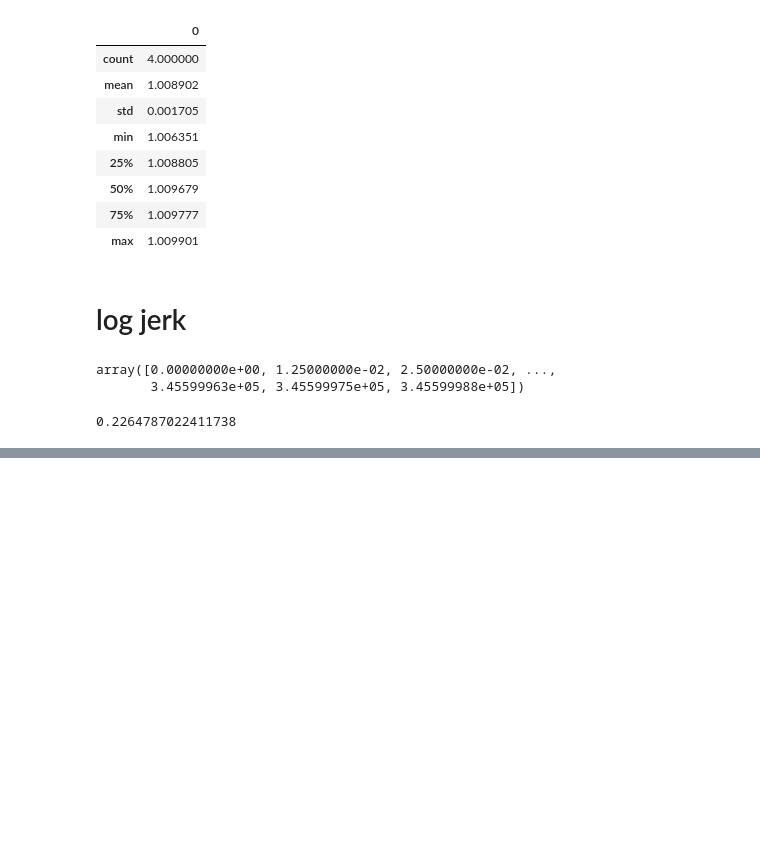
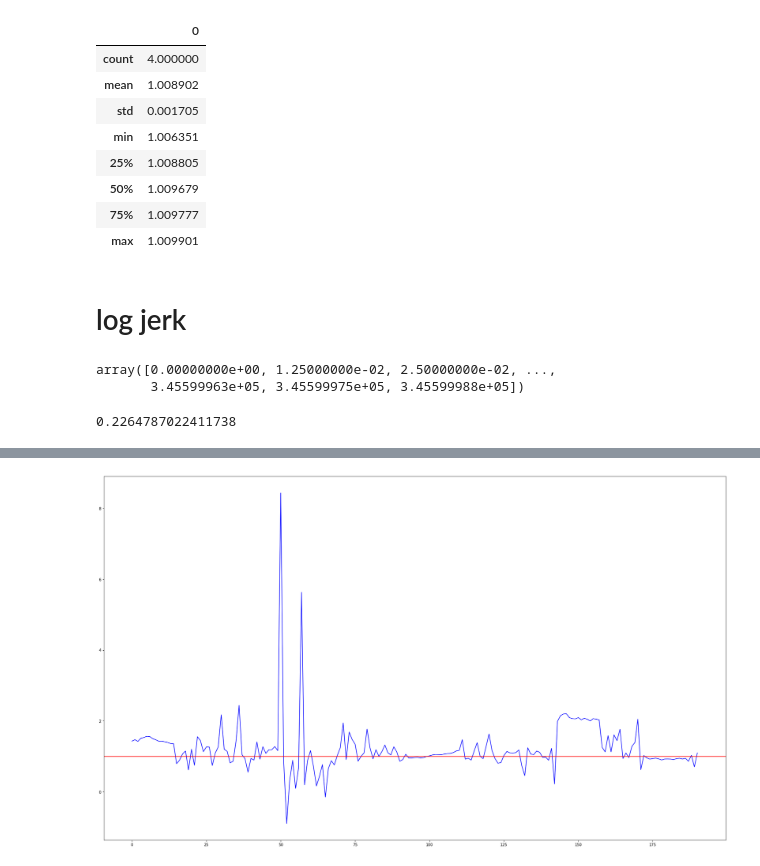
Before and after one commit to KamerC1/Smart_Application_Bio, a Jupyter notebook: notebooks/Asimmetry index range.ipynb, the cells around one changed output, grey strips where cells are left out. Saved outputs shown, nothing was run; the diff lists cells and outputs as text; code cells hidden in the pictures; blank space fills up the shorter version.

```diff
--- a/notebooks/Asimmetry index range.ipynb
+++ b/notebooks/Asimmetry index range.ipynb
@@ -371,0 +404,7 @@ plt.show()
+# %%
+plt.figure(figsize=(30,18))
+plt.plot(LDJ_Ratio, "b")
+plt.axhline(y=1, color="r")
+plt.show()
+# %% [output]
+[figure, added]
```
Also changed, not shown: parts of 6 cells of this notebook.
